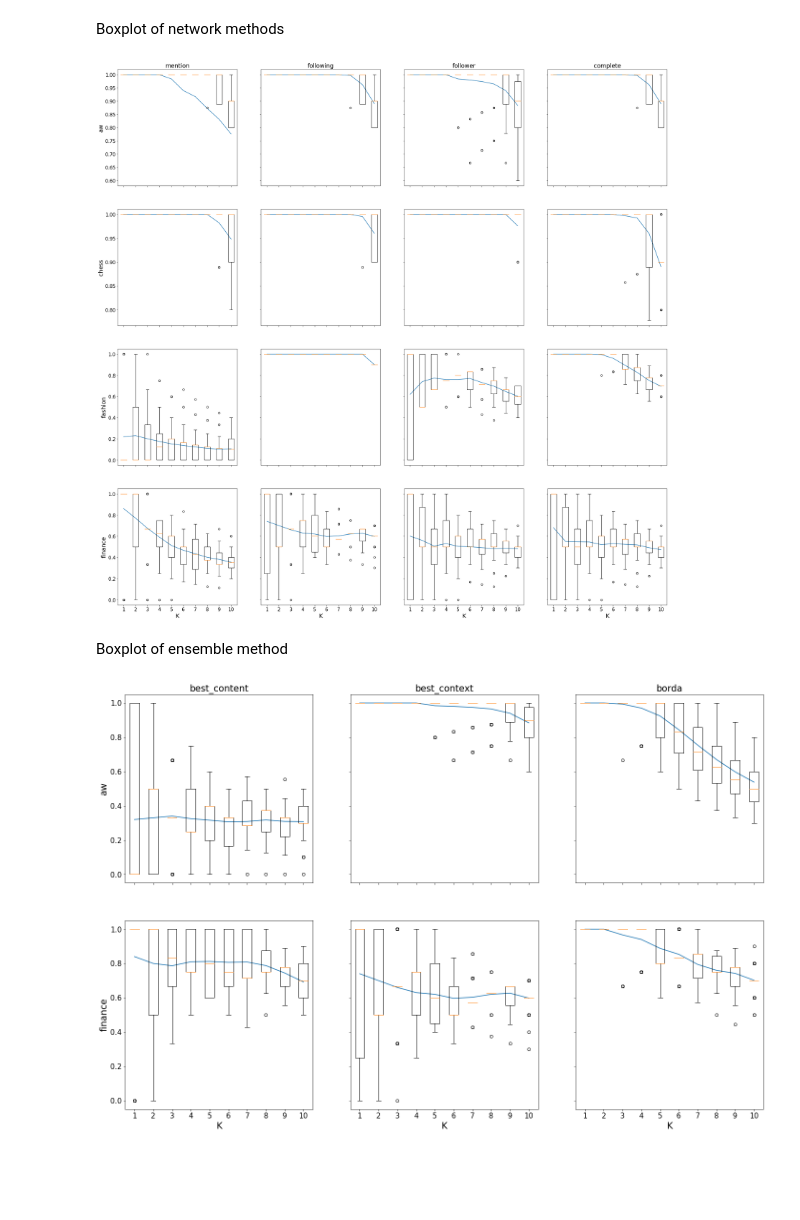
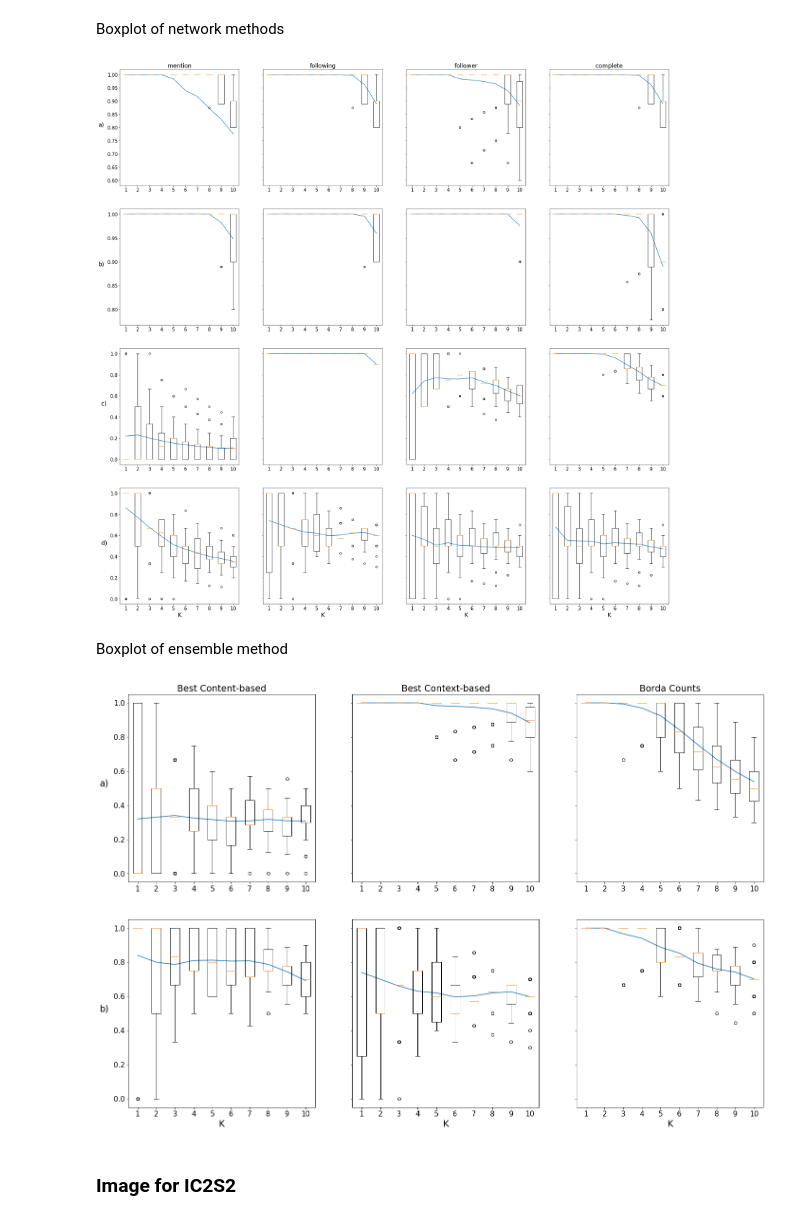
Before and after one commit to DataSciencePolimi/NetSKE, a Jupyter notebook: graphs/Final Results - Boxplot.ipynb, the cells around one changed output. Drawn from its saved outputs; the diff is of its cells as text; code cells hidden in the pictures; blank space fills up the shorter version.

Commit message:
figures for ic2s2

```diff
--- a/graphs/Final Results - Boxplot.ipynb
+++ b/graphs/Final Results - Boxplot.ipynb
@@ -9,7 +14,12 @@ K = 10
+# %%
+domain_label_2 = {'aw': 'a)',
+                  'chess': 'b)',
+                  'fashion': 'c)',
+                  'finance': 'd)'}
 # %% [markdown]
 Boxplot of network methods
 # %%
-f, axes = plt.subplots(4, 4, sharex='col', sharey='row', figsize=(32, 32))
+f, axes = plt.subplots(4, 4, sharey='row', figsize=(32, 32)) # sharex='col',
 ticks_font = 15
 labels_font = 19
 
@@ -34,61 +44,74 @@ for domain in ['aw', 'chess', 'fashion', 'finance']:
             plt.setp(axes[k, j].get_yticklabels(), visible=False)
             # axes[k, j].set_yticks([])
         else:
-            axes[k, j].set_ylabel(domain, fontsize=labels_font)
+            axes[k, j].set_ylabel(domain_label_2[domain], fontsize=labels_font, rotation=0, labelpad=20)
             axes[k, j].yaxis.set_tick_params(labelsize=ticks_font)
 
-        # xticks only for the last row plots
+
         if k < 3:
-            plt.setp(axes[k, j].get_xticklabels(), visible=False)
-            # axes[k, j].set_xticks([])
+            axes[k, j].set_xticklabels([str(i) for i in range(1, K+1)])
         else:
             axes[k, j].set_xlabel('K', fontsize=labels_font)
-            axes[k, j].xaxis.set_tick_params(labelsize=ticks_font)
+
+        axes[k, j].xaxis.set_tick_params(labelsize=ticks_font)
 
         j += 1
     k += 1
 # %% [output]
-[figure, old version]
+[figure, new version]
 # %% [markdown]
 Boxplot of ensemble method
+# %%
+method_label = {
+    'best_content': 'Best Content-based',
+    'best_context': 'Best Context-based',
+    'borda': 'Borda Counts'
+}
+# %%
+domain_label_3 = {
+    'aw': 'a)',
+    'finance': 'b)'
+}
 # %%
-f, axes = plt.subplots(2, 3, sharex='col', sharey='row', figsize=(24, 16))
+f, axes = plt.subplots(2, 3, sharey='row', figsize=(24, 16)) #  sharex='col',
 ticks_font = 15
 labels_font = 19
 
 k = 0 # row ax selector: domain
 for domain in ['aw', 'finance']:
     j = 0  # column ax selector: network type
     for network in ['best_content', 'best_context', 'borda']:
         mat = np.load(path + '{}_{}_matrix.npy'.format(domain, network))
         perf = np.load(path + '{}_{}_avg.npy'.format(domain, network))
         # prec = [perf[i-1]/i for i in range(1, K+1)]
 
 
         axes[k, j].plot(range(1, K+1), perf[:K])
         axes[k, j].boxplot(mat[:, :K])
 
         # title only for the first row plots
         if k == 0:
-            axes[k, j].set_title(network, fontsize=labels_font)
+            axes[k, j].set_title(method_label[network], fontsize=labels_font)
 
         # yticks only for the left-most plots
         if j > 0:
             plt.setp(axes[k, j].get_yticklabels(), visible=False)
             # axes[k, j].set_yticks([])
         else:
-            axes[k, j].set_ylabel(domain, fontsize=labels_font)
+            axes[k, j].set_ylabel(domain_label_3[domain], fontsize=labels_font, rotation=0, labelpad=20)
             axes[k, j].yaxis.set_tick_params(labelsize=ticks_font)
 
         # xticks only for the last row plots
         if k < 1:
-            plt.setp(axes[k, j].get_xticklabels(), visible=False)
-            # axes[k, j].set_xticks([])
+            axes[k, j].set_xticklabels([str(i) for i in range(1, K+1)])
         else:
             axes[k, j].set_xlabel('K', fontsize=labels_font)
-            axes[k, j].xaxis.set_tick_params(labelsize=ticks_font)
+
+        axes[k, j].xaxis.set_tick_params(labelsize=ticks_font)
 
         j += 1
     k += 1
 # %% [output]
-[figure, old version]
+[figure, new version]
+# %% [markdown]
+### Image for IC2S2
```
Also changed, not shown: parts of 4 cells of this notebook, 1 other file.
